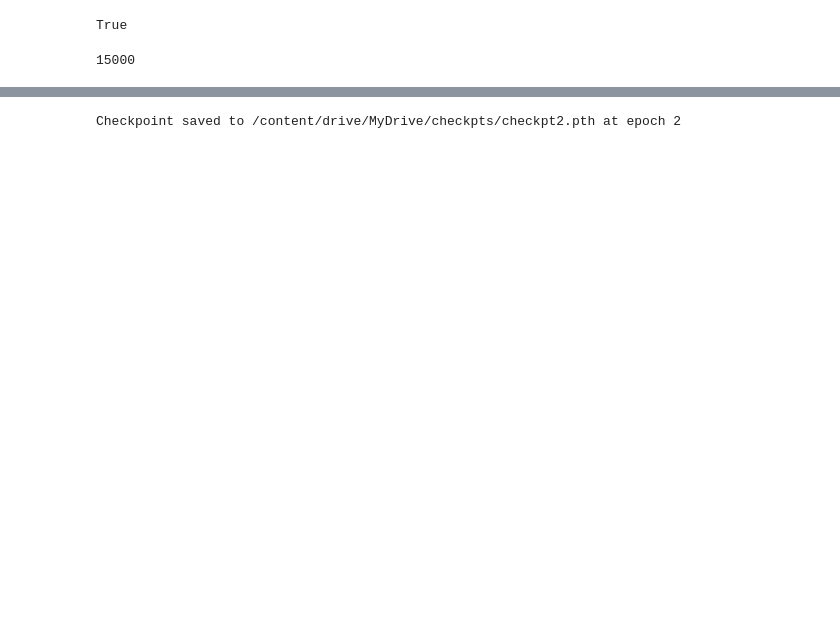
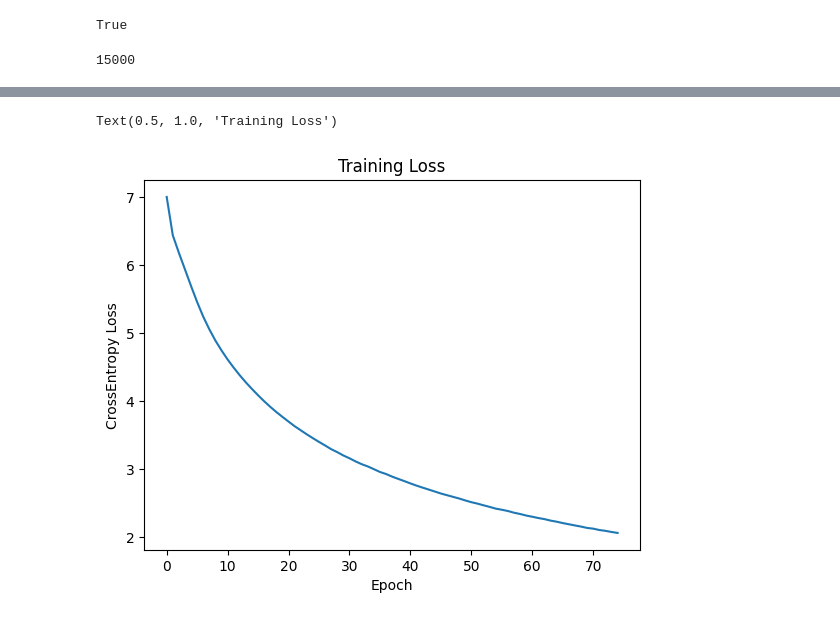
Before and after one commit to Yavanash/summarizer, a Jupyter notebook: seq2seq/main.ipynb, the cells around one changed output, grey strips where cells are left out. Saved outputs shown, nothing was run; the diff lists cells and outputs as text; code cells hidden in the pictures; blank space fills up the shorter version.

```diff
--- a/seq2seq/main.ipynb
+++ b/seq2seq/main.ipynb
@@ -361,4 +379,0 @@ Start time: 2026-03-08 21:38:55.299316
-# %%
-save_checkpoint(model, optimizer, last_attn, 2, training_losses)
-# %% [output]
-Checkpoint saved to /content/drive/MyDrive/checkpts/checkpt2.pth at epoch 2
@@ -369,4 +381,12 @@ checkpt = load_checkpoint(model, checkpth)
 checkpt.keys()
 attn_keys = checkpt["attn"]
 train_losses = checkpt["loss"]
+# %%
+plt.plot(training_losses)
+plt.xlabel("Epoch")
+plt.ylabel("CrossEntropy Loss")
+plt.title("Training Loss")
+# %% [output]
+Text(0.5, 1.0, 'Training Loss')
+[figure, added]
 # %%
```
Also changed, not shown: parts of 16 cells of this notebook.
